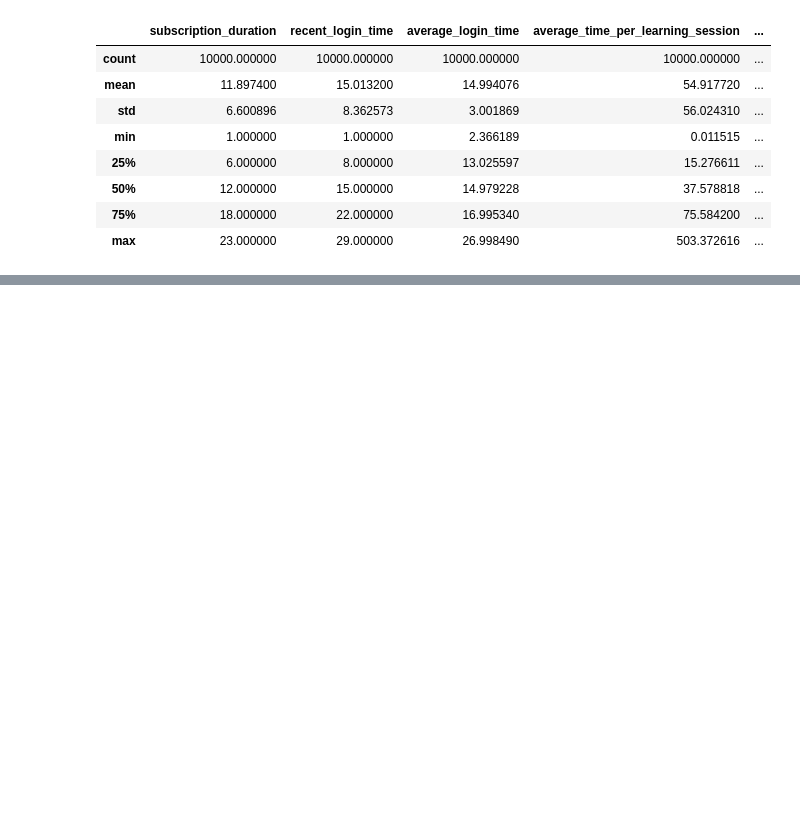
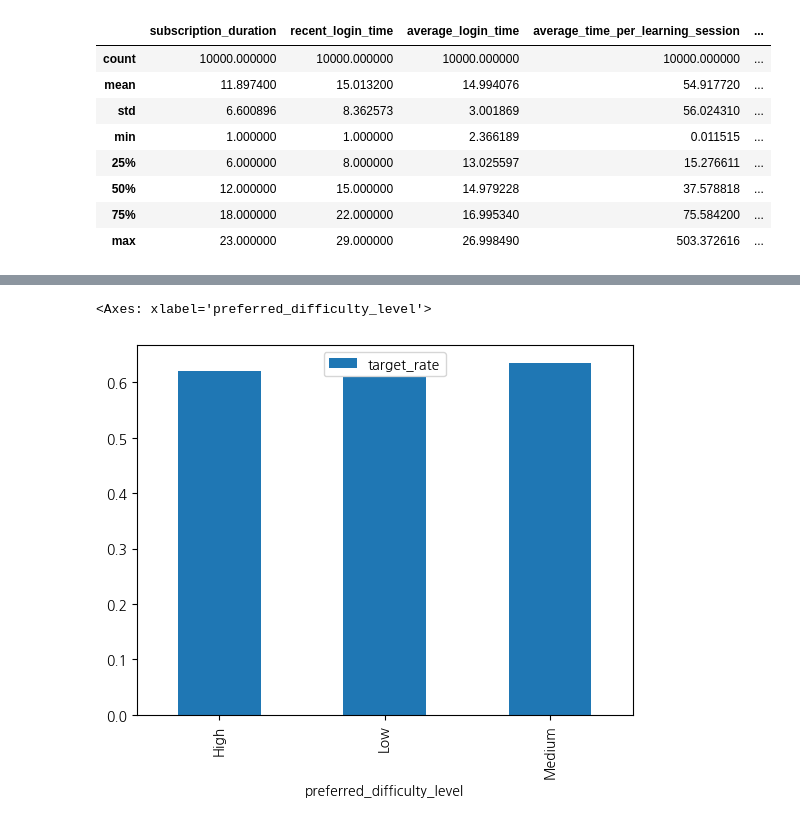
Before and after one commit to HEOSEUNGHEE/wassup3, a Jupyter notebook: 05_Data_Analysis/DA_Mini_Project.ipynb, the cells around one changed output, grey strips where cells are left out. Cells and saved outputs as stored; diff of their text form; code cells hidden in the pictures; blank space fills up the shorter version.

```diff
--- a/05_Data_Analysis/DA_Mini_Project.ipynb
+++ b/05_Data_Analysis/DA_Mini_Project.ipynb
@@ -80,0 +297,5 @@ mini_data.describe(include='all')
+# %%
+# 선호하는 난이도와 구독 연장 여부
+data['preferred_difficulty_level'] = data['preferred_difficulty_level']
+preferred_count = data[['preferred_difficulty_level', '구독 연장 여부']]
+preferred_count
@@ -80,0 +379,7 @@ mini_data.describe(include='all')
+# %%
+temp_df = data.copy()
+temp_df['target'] = temp_df['구독 연장 여부'].replace({'구독 연장': 1,
+                                                       '구독 취소': 0})
+# %%
+temp_summary_df = temp_df.groupby('preferred_difficulty_level').agg(target_rate=('target', lambda x: x.sum()/len(x)))
+temp_summary_df
@@ -80,0 +392,5 @@ mini_data.describe(include='all')
+# %%
+temp_summary_df.plot.bar()
+# %% [output]
+<Axes: xlabel='preferred_difficulty_level'>
+[figure, added]
```
Also changed, not shown: parts of 38 cells of this notebook, 5 other files.
